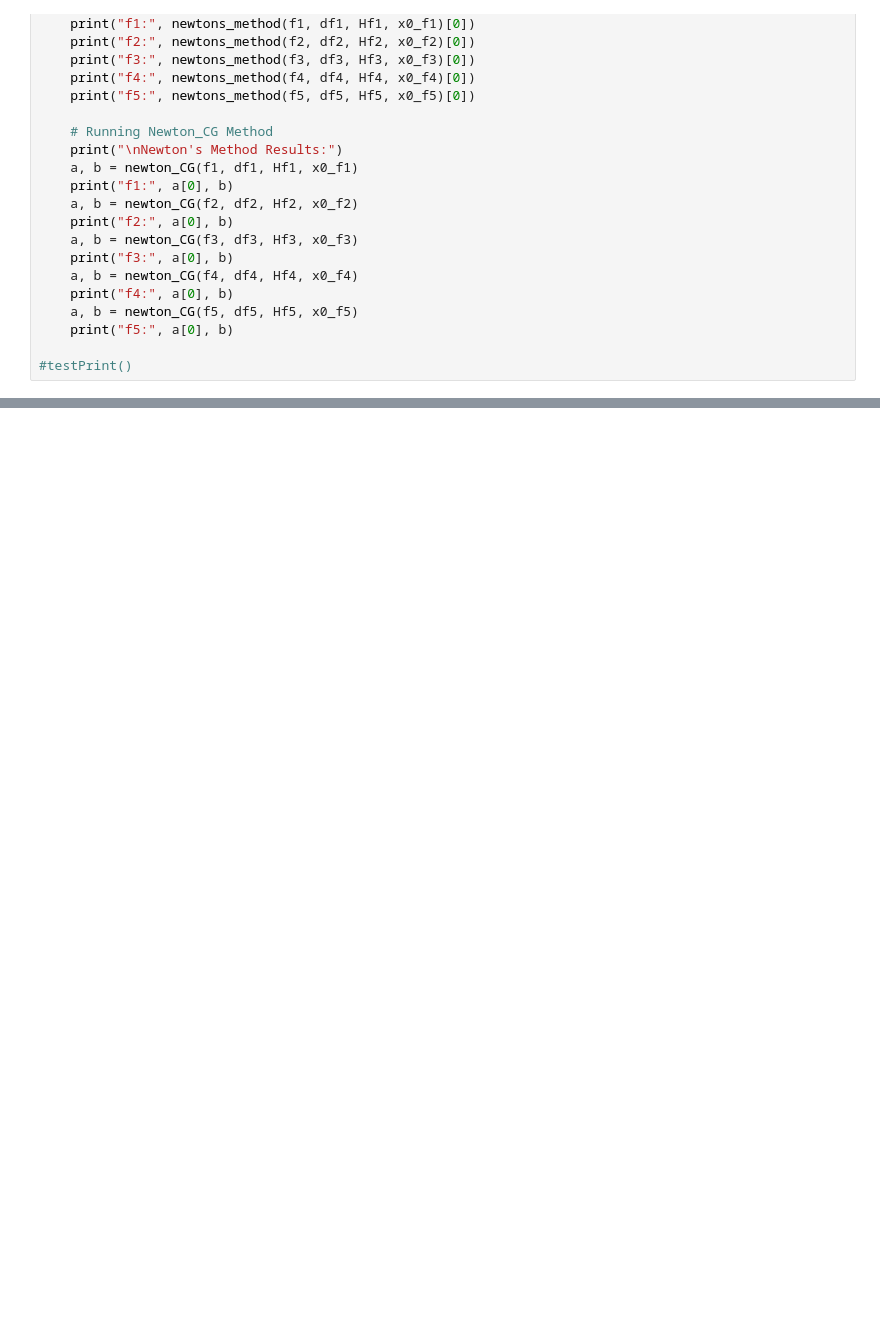
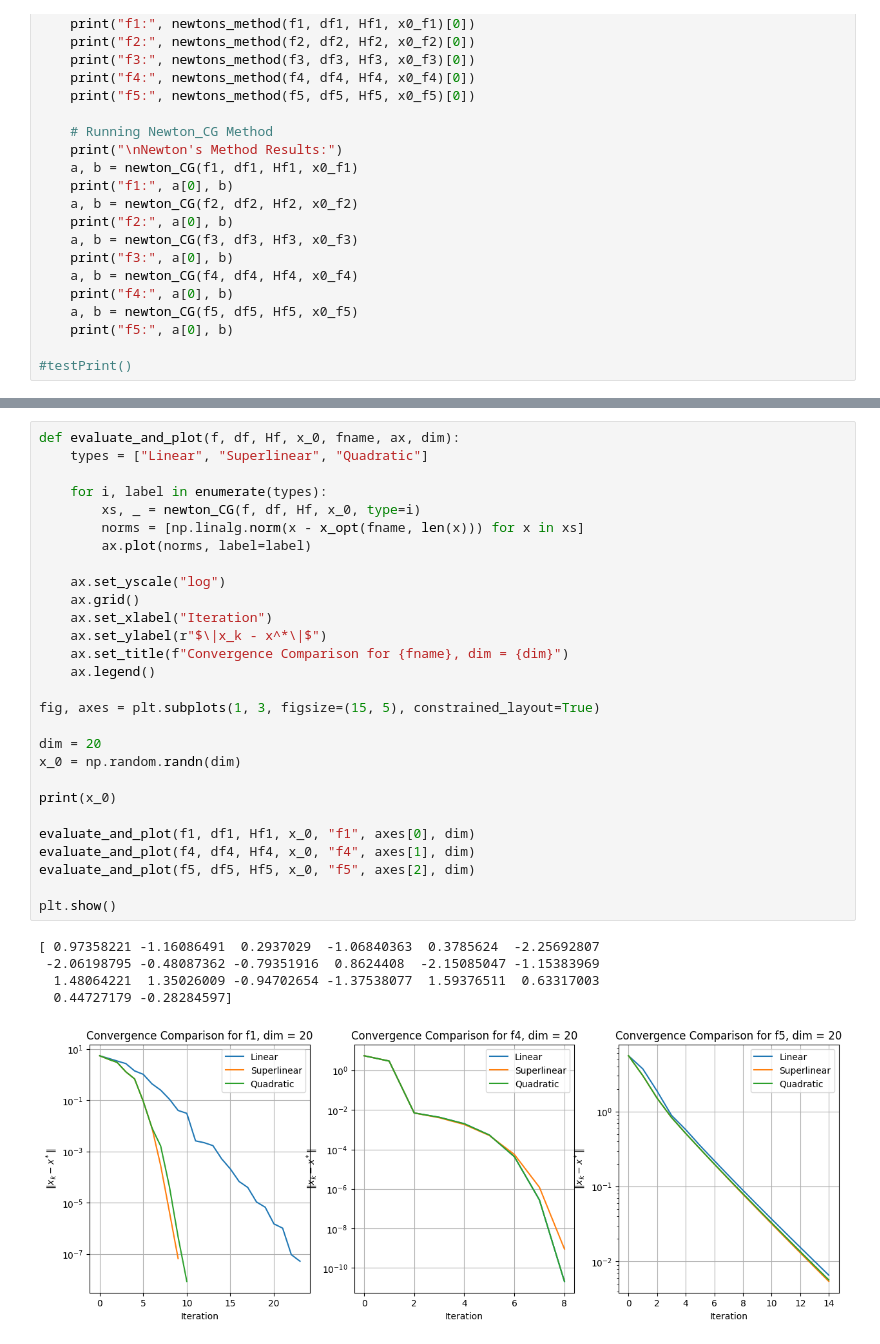
Before and after one commit to mVigholt/NO, a Jupyter notebook: Week 3/Experiments.ipynb, the cells around one changed output, grey strips where cells are left out. Cells and saved outputs as stored; diff of their text form; blank space fills up the shorter version.

```diff
--- a/Week 3/Experiments.ipynb
+++ b/Week 3/Experiments.ipynb
@@ -205,0 +206,34 @@ CGCBarPlot([cgcl1, cgcl4, cgcl5])
+# %%
+def evaluate_and_plot(f, df, Hf, x_0, fname, ax, dim):
+    types = ["Linear", "Superlinear", "Quadratic"]
+
+    for i, label in enumerate(types):
+        xs, _ = newton_CG(f, df, Hf, x_0, type=i)
+        norms = [np.linalg.norm(x - x_opt(fname, len(x))) for x in xs]
+        ax.plot(norms, label=label)
+
+    ax.set_yscale("log")
+    ax.grid()
+    ax.set_xlabel("Iteration")
+    ax.set_ylabel(r"$\|x_k - x^*\|$")
+    ax.set_title(f"Convergence Comparison for {fname}, dim = {dim}")
+    ax.legend()
+
+fig, axes = plt.subplots(1, 3, figsize=(15, 5), constrained_layout=True)
+
+dim = 20
+x_0 = np.random.randn(dim)
+
+print(x_0)
+
+evaluate_and_plot(f1, df1, Hf1, x_0, "f1", axes[0], dim)
+evaluate_and_plot(f4, df4, Hf4, x_0, "f4", axes[1], dim)
+evaluate_and_plot(f5, df5, Hf5, x_0, "f5", axes[2], dim)
+
+plt.show()
+# %% [output]
+[ 0.97358221 -1.16086491  0.2937029  -1.06840363  0.3785624  -2.25692807
+ -2.06198795 -0.48087362 -0.79351916  0.8624408  -2.15085047 -1.15383969
+  1.48064221  1.35026009 -0.94702654 -1.37538077  1.59376511  0.63317003
+  0.44727179 -0.28284597]
+[figure, added]
```
Also changed, not shown: parts of 1 cell of this notebook.
